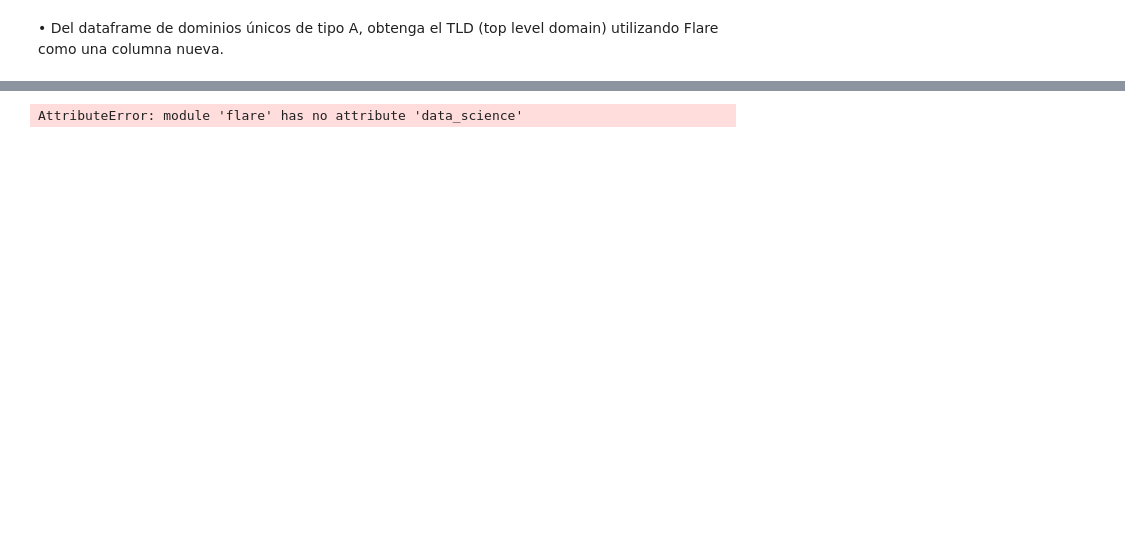
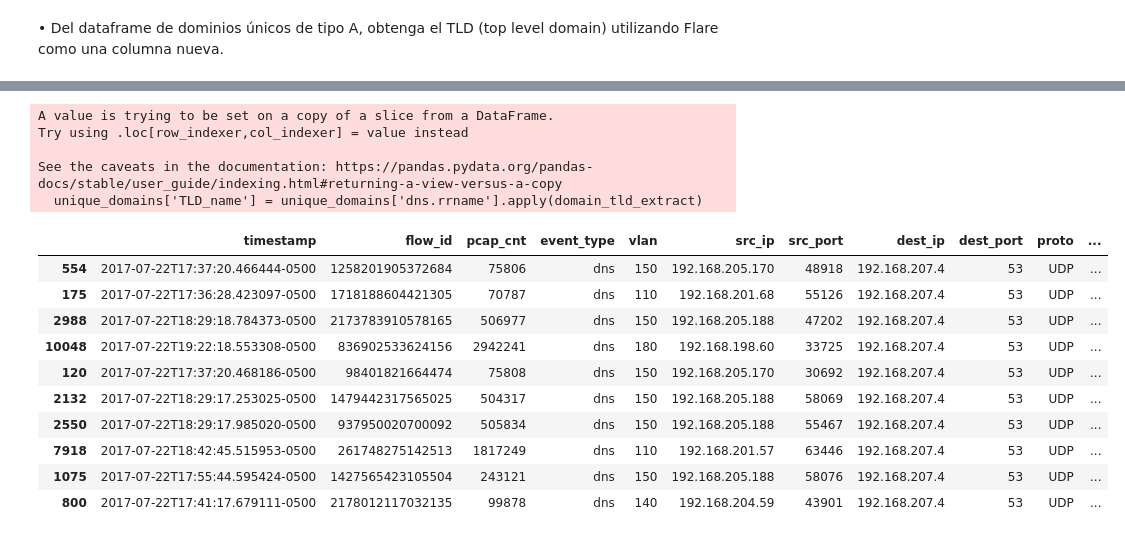
Before and after one commit to sergiomarchena16/lab6-sds, a Jupyter notebook: lab6_main.ipynb, the cells around one changed output, grey strips where cells are left out. Saved outputs shown, nothing was run; the diff lists cells and outputs as text; code cells hidden in the pictures; blank space fills up the shorter version.

```diff
--- a/lab6_main.ipynb
+++ b/lab6_main.ipynb
@@ -124,5 +128,21 @@ import flare
 # %%
 # Domain TLD Extract
-flare.data_science.features.domain_tld_extract('longsubdomain.huntoperator.com')
+unique_domains['TLD_name'] = unique_domains['dns.rrname'].apply(domain_tld_extract)
+unique_domains.sample(10)
 # %% [output]
-AttributeError: module 'flare' has no attribute 'data_science'
+A value is trying to be set on a copy of a slice from a DataFrame.
+Try using .loc[row_indexer,col_indexer] = value instead
+
+See the caveats in the documentation: https://pandas.pydata.org/pandas-docs/stable/user_guide/indexing.html#returning-a-view-versus-a-copy
+  unique_domains['TLD_name'] = unique_domains['dns.rrname'].apply(domain_tld_extract)
+|  | timestamp | flow_id | pcap_cnt | event_type | vlan | src_ip | src_port | dest_ip | dest_port | proto | ... |
+| 554 | 2017-07-22T17:37:20.466444-0500 | 1258201905372684 | 75806 | dns | 150 | 192.168.205.170 | 48918 | 192.168.207.4 | 53 | UDP | ... |
+| 175 | 2017-07-22T17:36:28.423097-0500 | 1718188604421305 | 70787 | dns | 110 | 192.168.201.68 | 55126 | 192.168.207.4 | 53 | UDP | ... |
+| 2988 | 2017-07-22T18:29:18.784373-0500 | 2173783910578165 | 506977 | dns | 150 | 192.168.205.188 | 47202 | 192.168.207.4 | 53 | UDP | ... |
+| 10048 | 2017-07-22T19:22:18.553308-0500 | 836902533624156 | 2942241 | dns | 180 | 192.168.198.60 | 33725 | 192.168.207.4 | 53 | UDP | ... |
+| 120 | 2017-07-22T17:37:20.468186-0500 | 98401821664474 | 75808 | dns | 150 | 192.168.205.170 | 30692 | 192.168.207.4 | 53 | UDP | ... |
+| 2132 | 2017-07-22T18:29:17.253025-0500 | 1479442317565025 | 504317 | dns | 150 | 192.168.205.188 | 58069 | 192.168.207.4 | 53 | UDP | ... |
+| 2550 | 2017-07-22T18:29:17.985020-0500 | 937950020700092 | 505834 | dns | 150 | 192.168.205.188 | 55467 | 192.168.207.4 | 53 | UDP | ... |
+| 7918 | 2017-07-22T18:42:45.515953-0500 | 261748275142513 | 1817249 | dns | 110 | 192.168.201.57 | 63446 | 192.168.207.4 | 53 | UDP | ... |
+| 1075 | 2017-07-22T17:55:44.595424-0500 | 1427565423105504 | 243121 | dns | 150 | 192.168.205.188 | 58076 | 192.168.207.4 | 53 | UDP | ... |
+| 800 | 2017-07-22T17:41:17.679111-0500 | 2178012117032135 | 99878 | dns | 140 | 192.168.204.59 | 43901 | 192.168.207.4 | 53 | UDP | ... |
```
Also changed, not shown: parts of 5 cells of this notebook, 3 other files.
